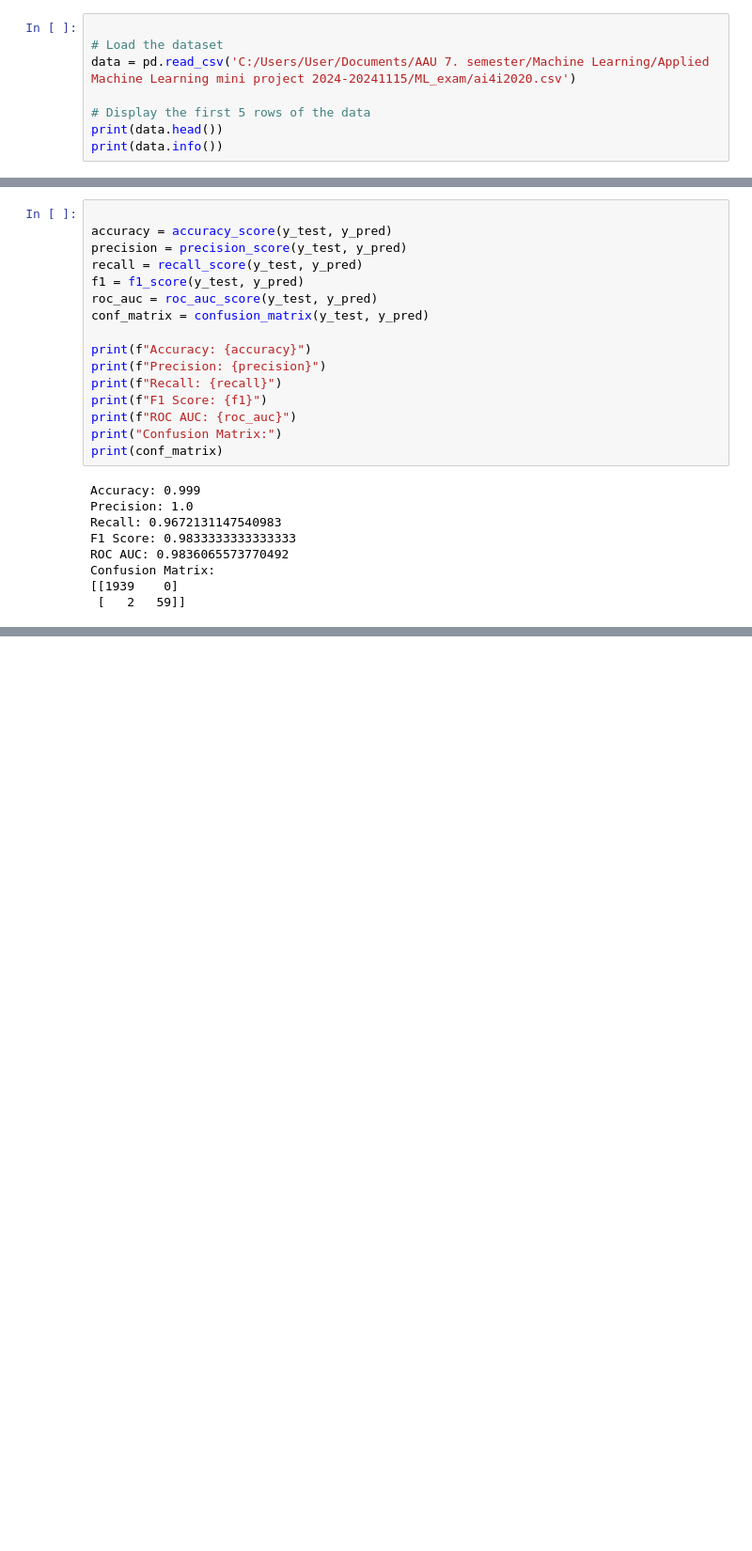
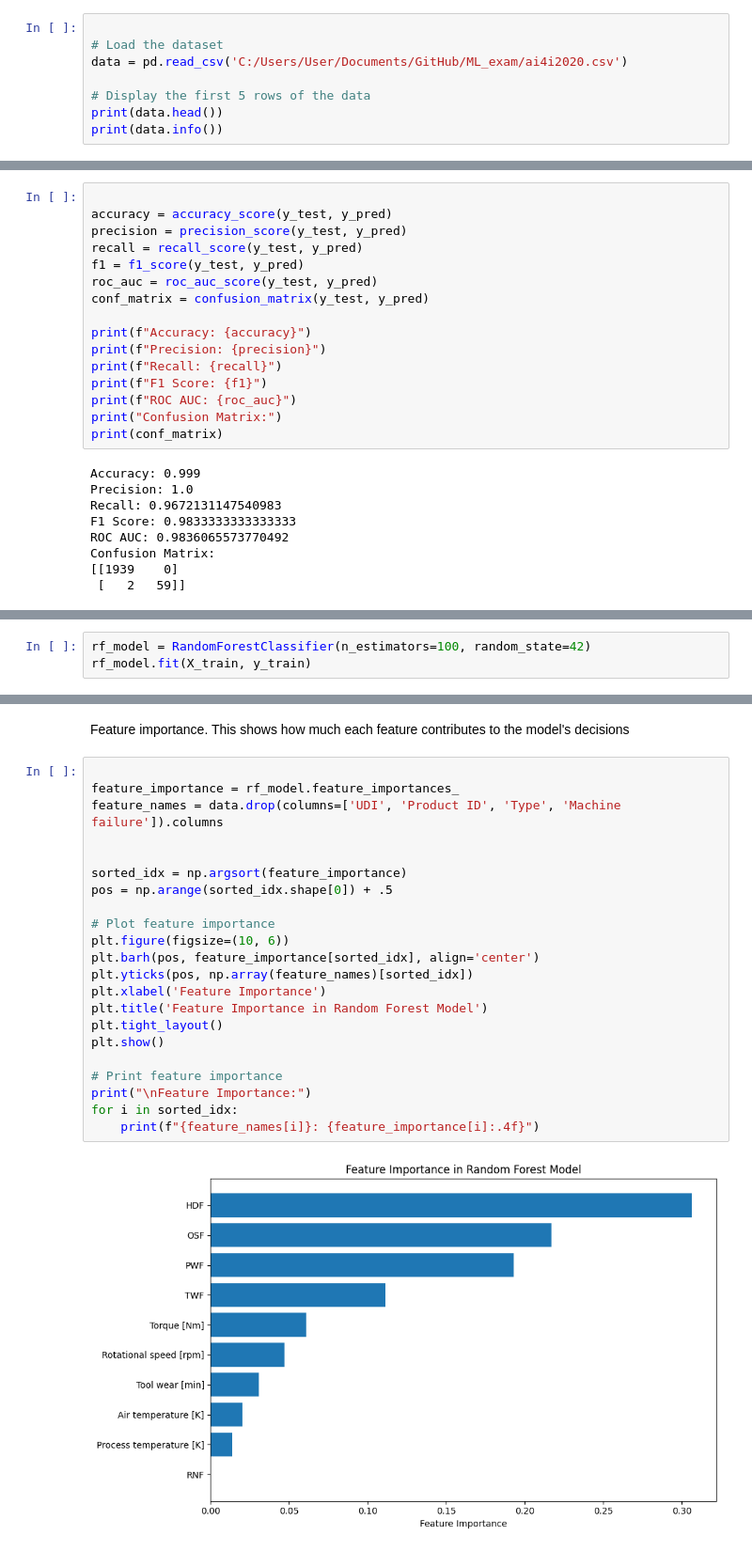
Before and after one commit to tobiaseis/ML_exam, a Jupyter notebook: ML_exam.ipynb, the cells around one changed output, grey strips where cells are left out. Shown at 94% size. Drawn from its saved outputs; the diff is of its cells as text; blank space fills up the shorter version.

Commit message:
Added RF model

```diff
--- a/ML_exam.ipynb
+++ b/ML_exam.ipynb
@@ -24,7 +26,7 @@ The dataset is loaded and preprocessed
 # %%
 
 # Load the dataset
-data = pd.read_csv('C:/Users/User/Documents/AAU 7. semester/Machine Learning/Applied Machine Learning mini project 2024-20241115/ML_exam/ai4i2020.csv')
+data = pd.read_csv('C:/Users/User/Documents/GitHub/ML_exam/ai4i2020.csv')
 
 # Display the first 5 rows of the data
 print(data.head())
@@ -133,0 +138,3 @@ Confusion Matrix:
+# %%
+rf_model = RandomForestClassifier(n_estimators=100, random_state=42)
+rf_model.fit(X_train, y_train)
@@ -133,0 +164,26 @@ Confusion Matrix:
+# %% [markdown]
+Feature importance. This shows how much each feature contributes to the model's decisions
+# %%
+
+feature_importance = rf_model.feature_importances_
+feature_names = data.drop(columns=['UDI', 'Product ID', 'Type', 'Machine failure']).columns
+
+
+sorted_idx = np.argsort(feature_importance)
+pos = np.arange(sorted_idx.shape[0]) + .5
+
+# Plot feature importance
+plt.figure(figsize=(10, 6))
+plt.barh(pos, feature_importance[sorted_idx], align='center')
+plt.yticks(pos, np.array(feature_names)[sorted_idx])
+plt.xlabel('Feature Importance')
+plt.title('Feature Importance in Random Forest Model')
+plt.tight_layout()
+plt.show()
+
+# Print feature importance
+print("\nFeature Importance:")
+for i in sorted_idx:
+    print(f"{feature_names[i]}: {feature_importance[i]:.4f}")
+# %% [output]
+[figure, added]
```
Also changed, not shown: parts of 10 cells of this notebook.
